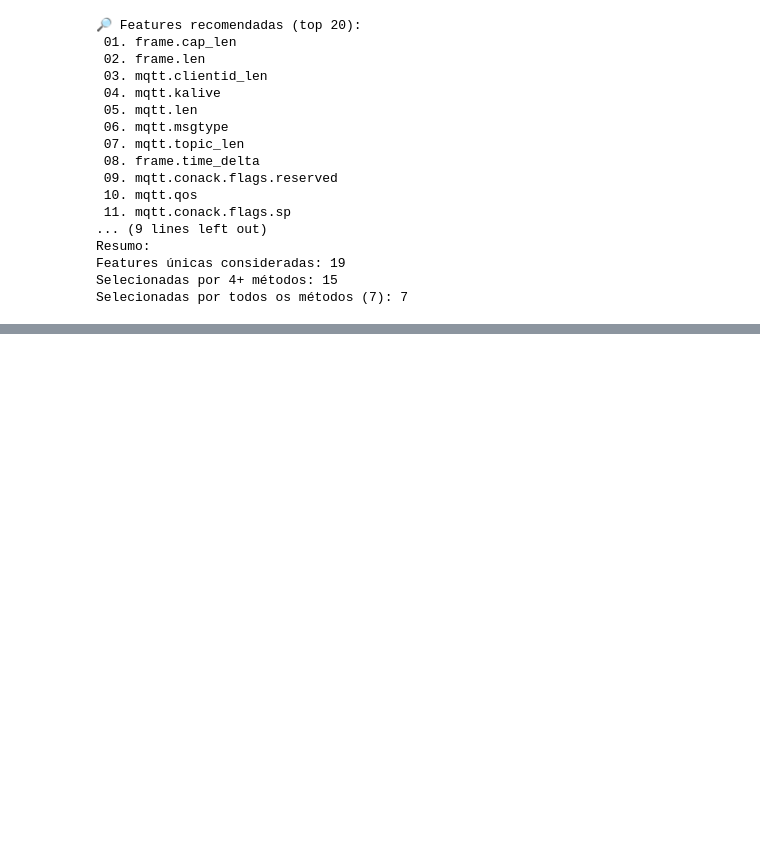
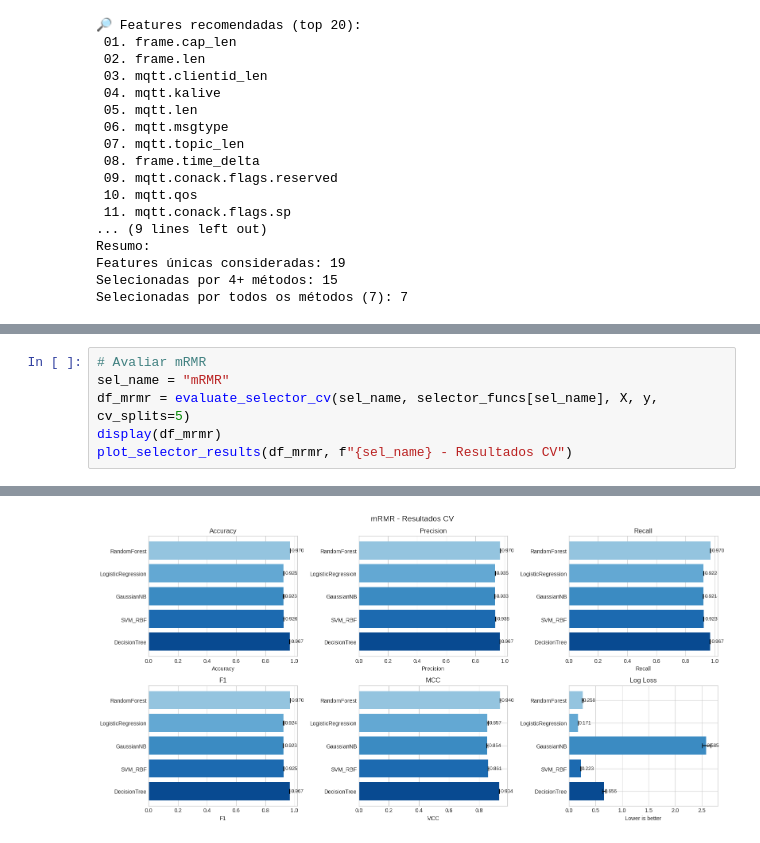
Before and after one commit to William-SWS/mqtt_under_attack, a Jupyter notebook: notebooks/matriz_correlacao_with_gaps.ipynb, the cells around one changed output, grey strips where cells are left out. Saved outputs shown, nothing was run; the diff lists cells and outputs as text; blank space fills up the shorter version.

```diff
--- a/notebooks/matriz_correlacao_with_gaps.ipynb
+++ b/notebooks/matriz_correlacao_with_gaps.ipynb
@@ -2281,0 +2617,7 @@ Selecionadas por todos os métodos (7): 7
+# %%
+# Avaliar mRMR
+sel_name = "mRMR"
+df_mrmr = evaluate_selector_cv(sel_name, selector_funcs[sel_name], X, y, cv_splits=5)
+display(df_mrmr)
+plot_selector_results(df_mrmr, f"{sel_name} - Resultados CV")
+# %% [output]
@@ -2281,0 +2630 @@ Selecionadas por todos os métodos (7): 7
+[figure, added]
```
Also changed, not shown: parts of 11 cells of this notebook, 2 other files.
